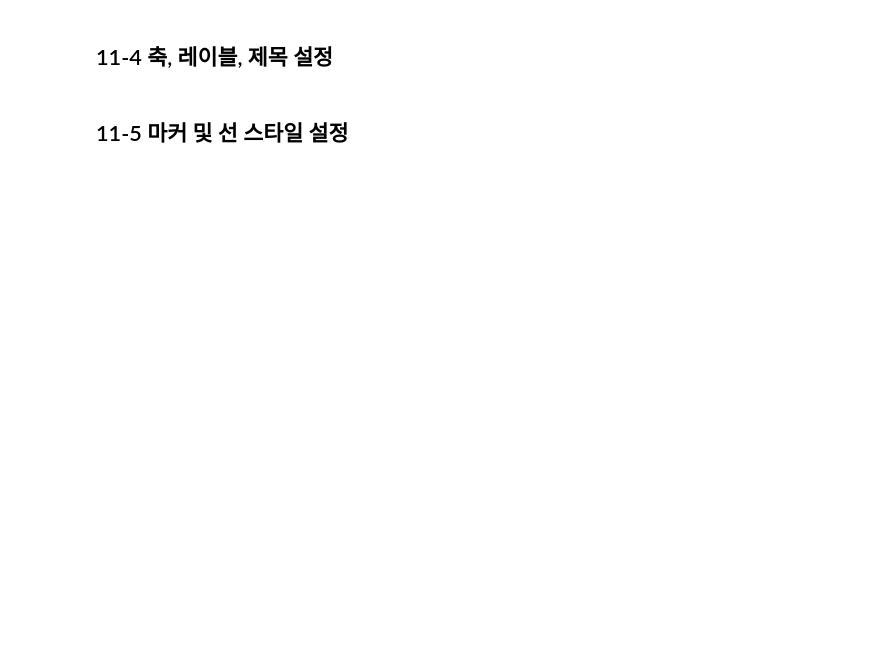
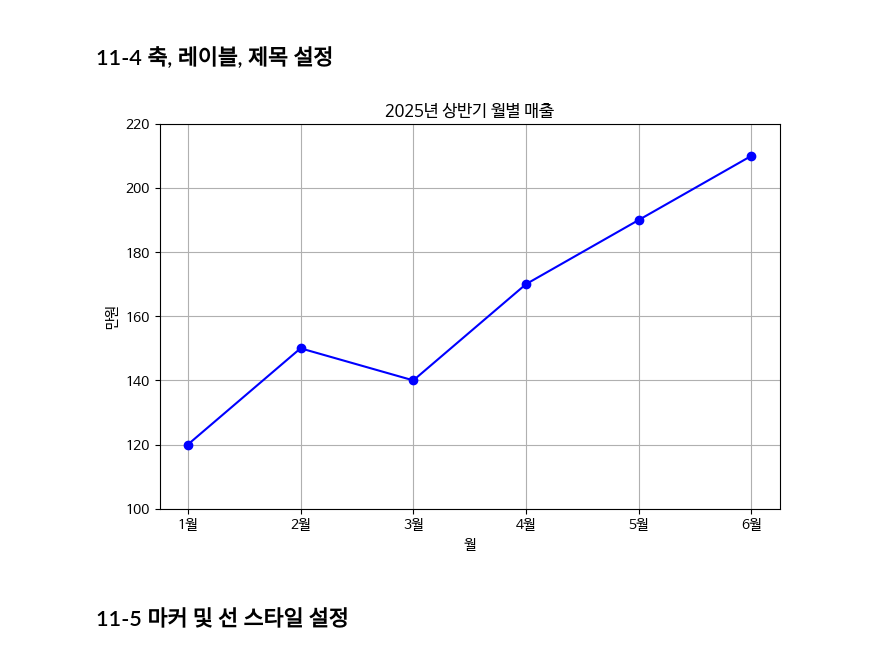
Before and after one commit to dlsdnsms/Data-Analysis-with-Open-Source, a Jupyter notebook: 오픈소스_데이터_분석_11강.ipynb, the cells around one changed output. Saved outputs shown, nothing was run; the diff lists cells and outputs as text; code cells hidden in the pictures; blank space fills up the shorter version.

```diff
--- a/오픈소스_데이터_분석_11강.ipynb
+++ b/오픈소스_데이터_분석_11강.ipynb
@@ -74,26 +98,29 @@ plt.show()
 # %%
 import matplotlib.pyplot as plt
 
 ## 데이터 정의
 months = ['1월', '2월', '3월', '4월', '5월', '6월']
 sales = [120, 150, 140, 170, 190, 210]
 
 ## 그래프 그리기
 plt.figure(figsize=(8, 5))
 plt.plot(months, sales, 'o-', color='blue')
 
 ## 축, 레이블, 제목 설정
 # x 축 제목 : 월
+plt.xlabel("월")
+# y 축 제목 : 매출(만원)
+plt.ylabel("만원")
+# y 축 범위 (100 ~ 220)
+plt.ylim(100,220)
+# 제목 : 2025년 상반기 월별 매출
+plt.title("2025년 상반기 월별 매출")
 
-# y 축 제목 : 매출(만원)
-
-# y 축 범위 (100 ~ 220)
-
-# 제목 : 2025년 상반기 월별 매출
-
-
+#격자 무늬
 plt.grid(True)
 plt.show()
+# %% [output]
+[figure, added]
 # %% [markdown]
 ## 11-5 마커 및 선 스타일 설정
 # %%
```
Also changed, not shown: parts of 8 cells of this notebook.
